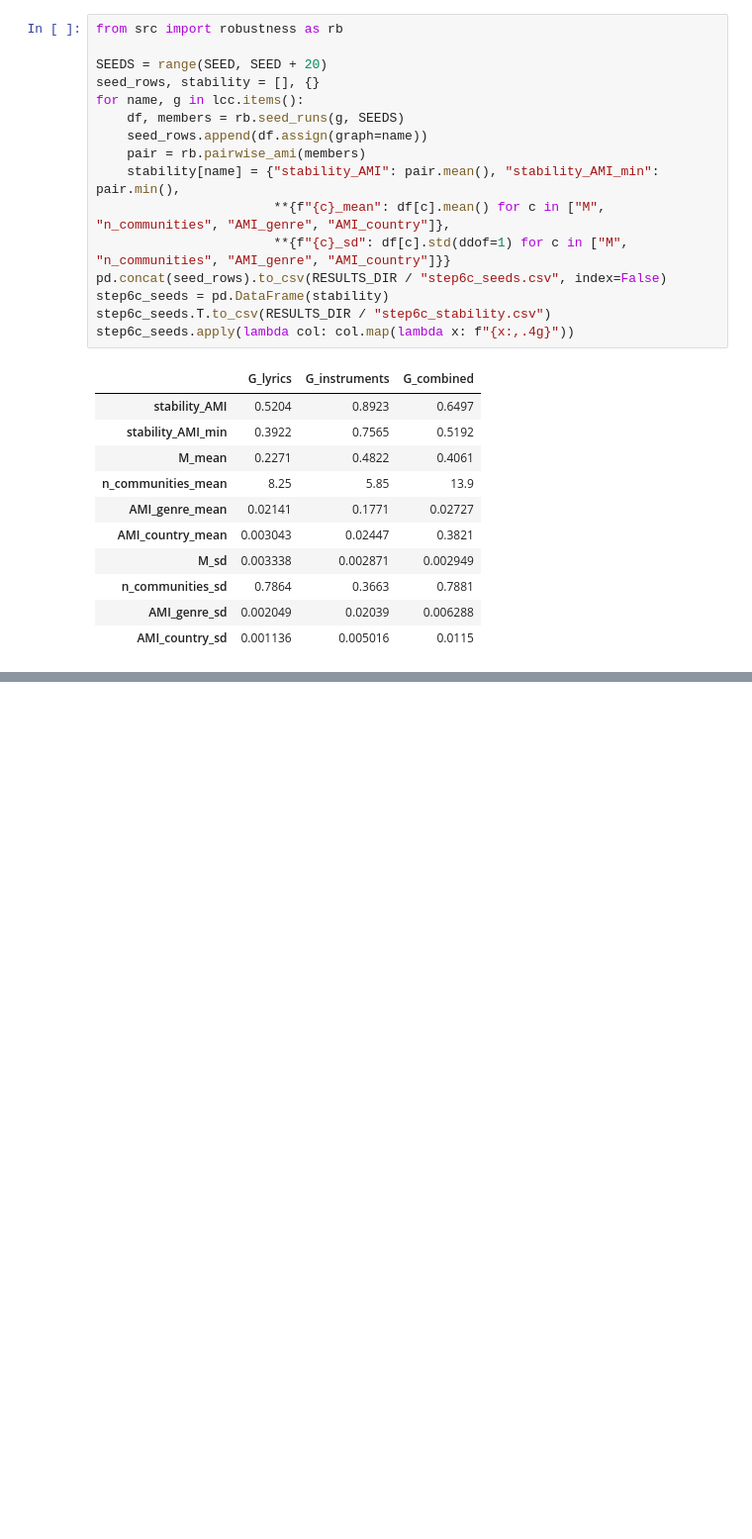
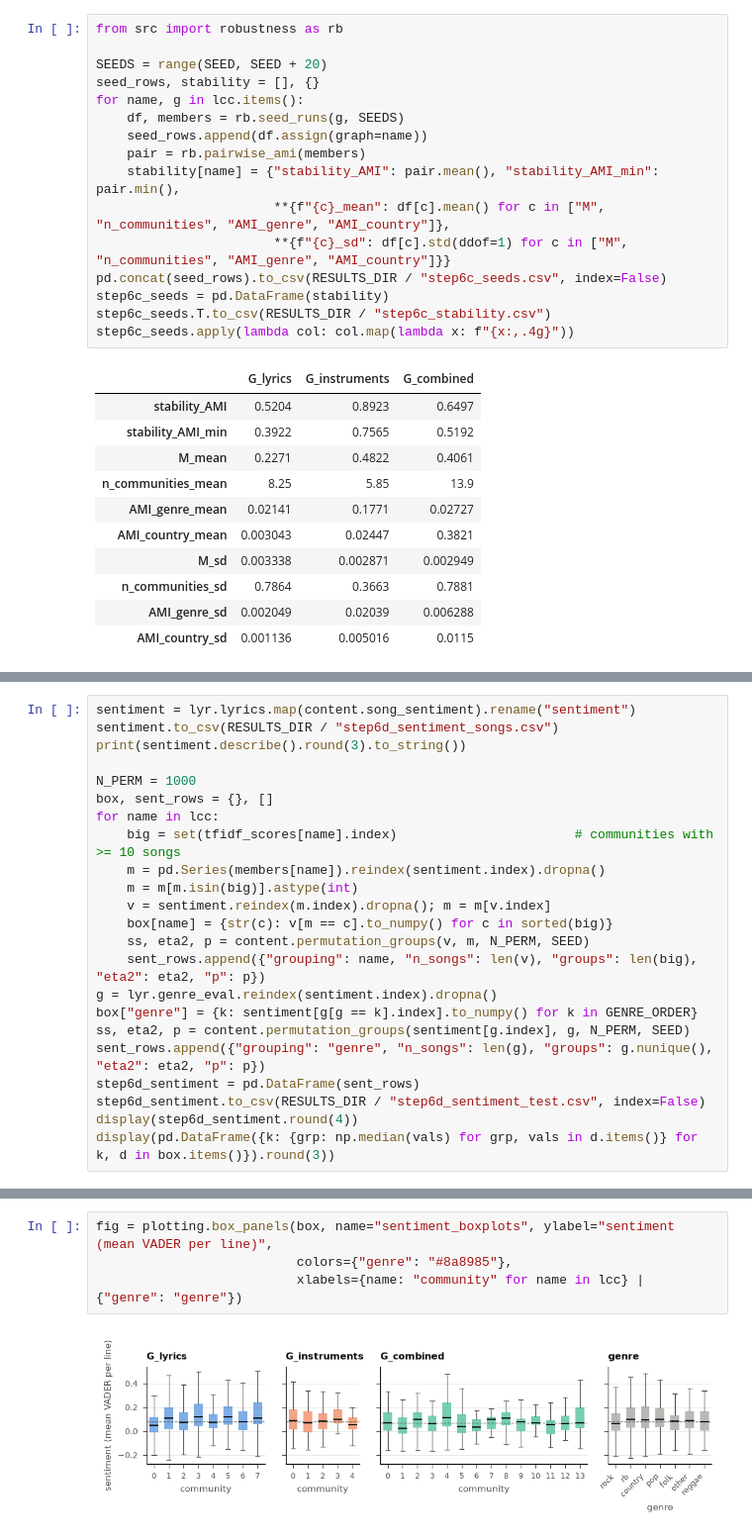
Before and after one commit to CRisager/SocialGraphs_FinalProject, a Jupyter notebook: notebooks/analysis.ipynb, the cells around one changed output, grey strips where cells are left out. Shown at 99% size. Saved outputs shown, nothing was run; the diff lists cells and outputs as text; blank space fills up the shorter version.

```diff
--- a/notebooks/analysis.ipynb
+++ b/notebooks/analysis.ipynb
@@ -682,0 +740,23 @@ step6c_country.set_index("country_weight").apply(lambda col: col.map(lambda x: f
+# %%
+sentiment = lyr.lyrics.map(content.song_sentiment).rename("sentiment")
+sentiment.to_csv(RESULTS_DIR / "step6d_sentiment_songs.csv")
+print(sentiment.describe().round(3).to_string())
+
+N_PERM = 1000
+box, sent_rows = {}, []
+for name in lcc:
+    big = set(tfidf_scores[name].index)                       # communities with >= 10 songs
+    m = pd.Series(members[name]).reindex(sentiment.index).dropna()
+    m = m[m.isin(big)].astype(int)
+    v = sentiment.reindex(m.index).dropna(); m = m[v.index]
+    box[name] = {str(c): v[m == c].to_numpy() for c in sorted(big)}
+    ss, eta2, p = content.permutation_groups(v, m, N_PERM, SEED)
+    sent_rows.append({"grouping": name, "n_songs": len(v), "groups": len(big), "eta2": eta2, "p": p})
+g = lyr.genre_eval.reindex(sentiment.index).dropna()
+box["genre"] = {k: sentiment[g[g == k].index].to_numpy() for k in GENRE_ORDER}
+ss, eta2, p = content.permutation_groups(sentiment[g.index], g, N_PERM, SEED)
+sent_rows.append({"grouping": "genre", "n_songs": len(g), "groups": g.nunique(), "eta2": eta2, "p": p})
+step6d_sentiment = pd.DataFrame(sent_rows)
+step6d_sentiment.to_csv(RESULTS_DIR / "step6d_sentiment_test.csv", index=False)
+display(step6d_sentiment.round(4))
+display(pd.DataFrame({k: {grp: np.median(vals) for grp, vals in d.items()} for k, d in box.items()}).round(3))
@@ -682,0 +794,6 @@ step6c_country.set_index("country_weight").apply(lambda col: col.map(lambda x: f
+# %%
+fig = plotting.box_panels(box, name="sentiment_boxplots", ylabel="sentiment (mean VADER per line)",
+                          colors={"genre": "#8a8985"},
+                          xlabels={name: "community" for name in lcc} | {"genre": "genre"})
+# %% [output]
+[figure, added]
```
Also changed, not shown: parts of 6 cells of this notebook, 16 other files.
